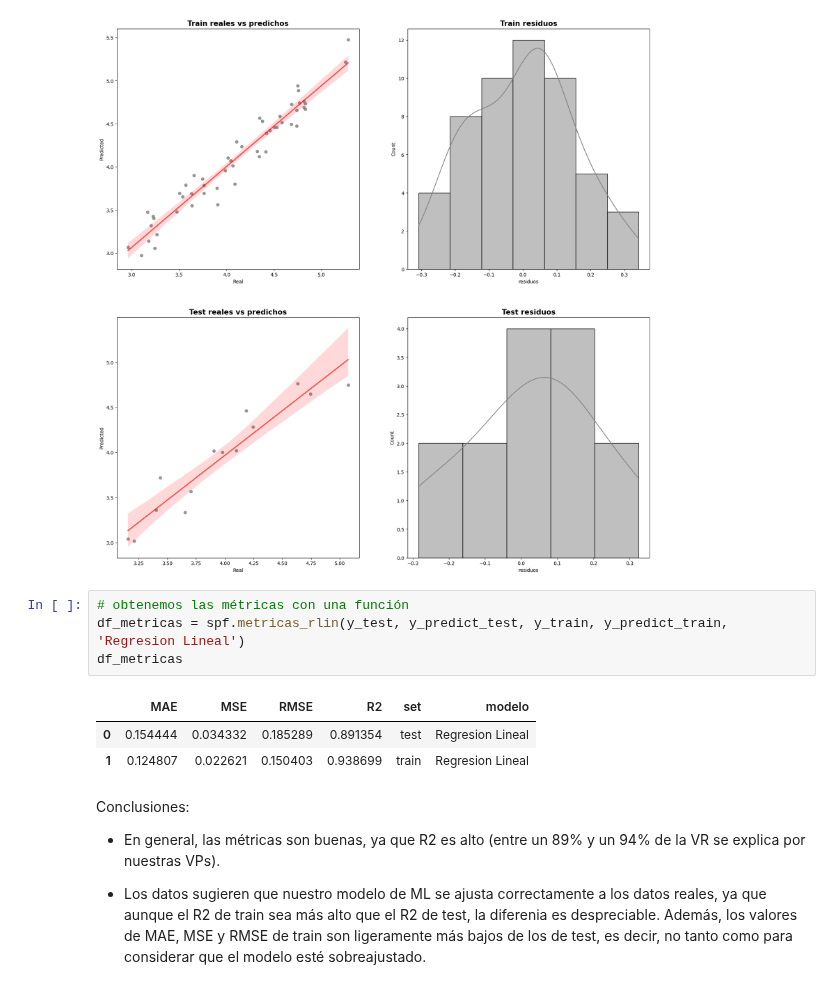
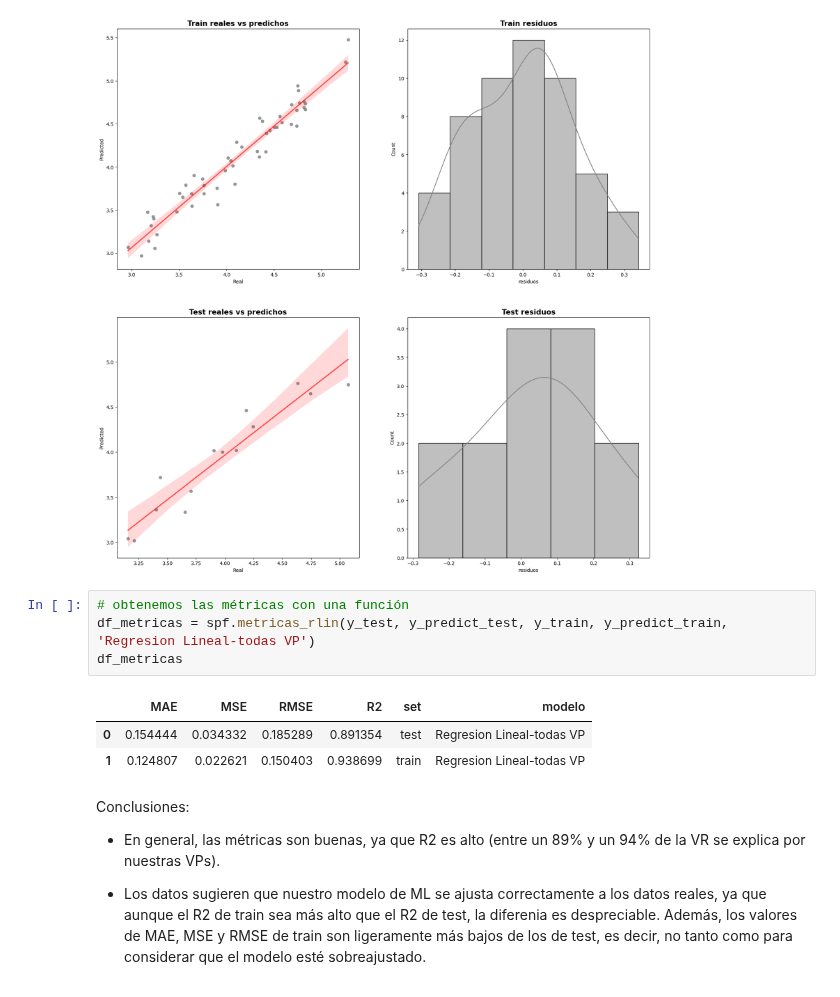
Before and after one commit to Adalab/promo-d-da-modulo3-sprint1-laura-maitane, a Jupyter notebook: regresion-lineal/reg-lin-10-metricas.ipynb, the cells around one changed output. Drawn from its saved outputs; the diff is of its cells as text.

```diff
--- a/regresion-lineal/reg-lin-10-metricas.ipynb
+++ b/regresion-lineal/reg-lin-10-metricas.ipynb
@@ -127,12 +127,12 @@ ax[1,1].set_title("Test residuos", fontsize = 15, fontweight = "bold");
 [figure]
 # %%
 # obtenemos las métricas con una función
-df_metricas = spf.metricas_rlin(y_test, y_predict_test, y_train, y_predict_train, 'Regresion Lineal')
+df_metricas = spf.metricas_rlin(y_test, y_predict_test, y_train, y_predict_train, 'Regresion Lineal-todas VP')
 df_metricas
 # %% [output]
 |  | MAE | MSE | RMSE | R2 | set | modelo |
-| 0 | 0.154444 | 0.034332 | 0.185289 | 0.891354 | test | Regresion Lineal |
-| 1 | 0.124807 | 0.022621 | 0.150403 | 0.938699 | train | Regresion Lineal |
+| 0 | 0.154444 | 0.034332 | 0.185289 | 0.891354 | test | Regresion Lineal-todas VP |
+| 1 | 0.124807 | 0.022621 | 0.150403 | 0.938699 | train | Regresion Lineal-todas VP |
 # %% [markdown]
 Conclusiones:
 
```
Also changed, not shown: parts of 13 cells of this notebook, 11 other files.
